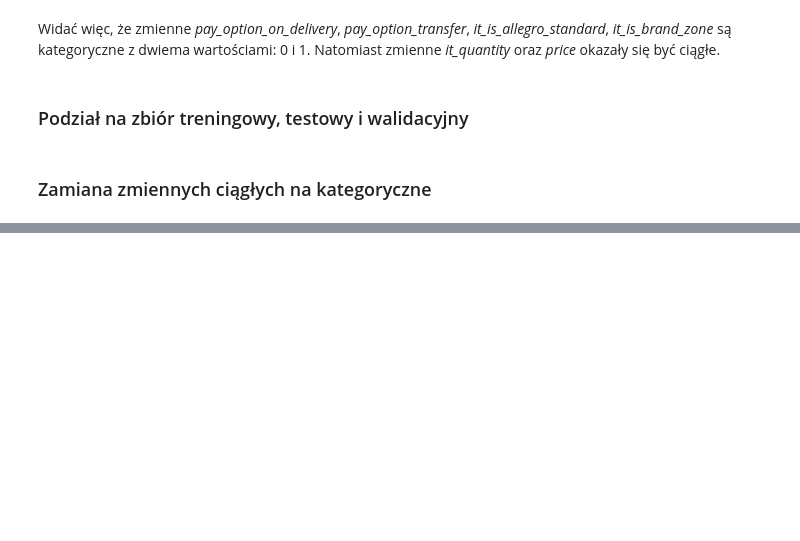
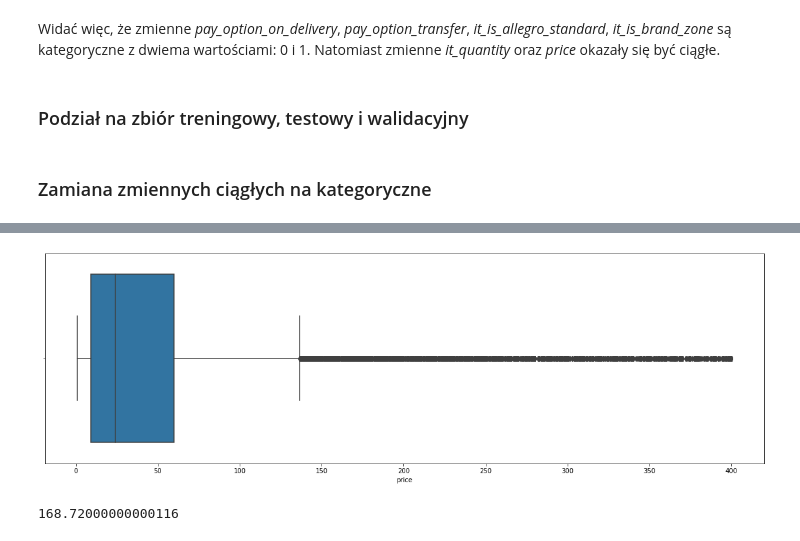
Before and after one commit to malwina0/2022L-ML, a Jupyter notebook: ZD2/ZD2_JakubPiwko_MalwinaWojewoda.ipynb, the cells around one changed output, grey strips where cells are left out. Saved outputs shown, nothing was run; the diff lists cells and outputs as text; code cells hidden in the pictures; blank space fills up the shorter version.

```diff
--- a/ZD2/ZD2_JakubPiwko_MalwinaWojewoda.ipynb
+++ b/ZD2/ZD2_JakubPiwko_MalwinaWojewoda.ipynb
@@ -141,0 +198,10 @@ Nie ma sensu zmienać zmiennej *item_id* ponieważ to numer identyfikujący konk
+# %%
+plt.figure(figsize=(20, 6))
+tmp = X_train.loc[X_train['price'] < 400]
+box_plot = sns.boxplot(tmp['price'])
+# %% [output]
+[figure, added]
+# %%
+np.percentile(X_train['price'], 90)
+# %% [output]
+168.72000000000116
```
Also changed, not shown: parts of 22 cells of this notebook.
